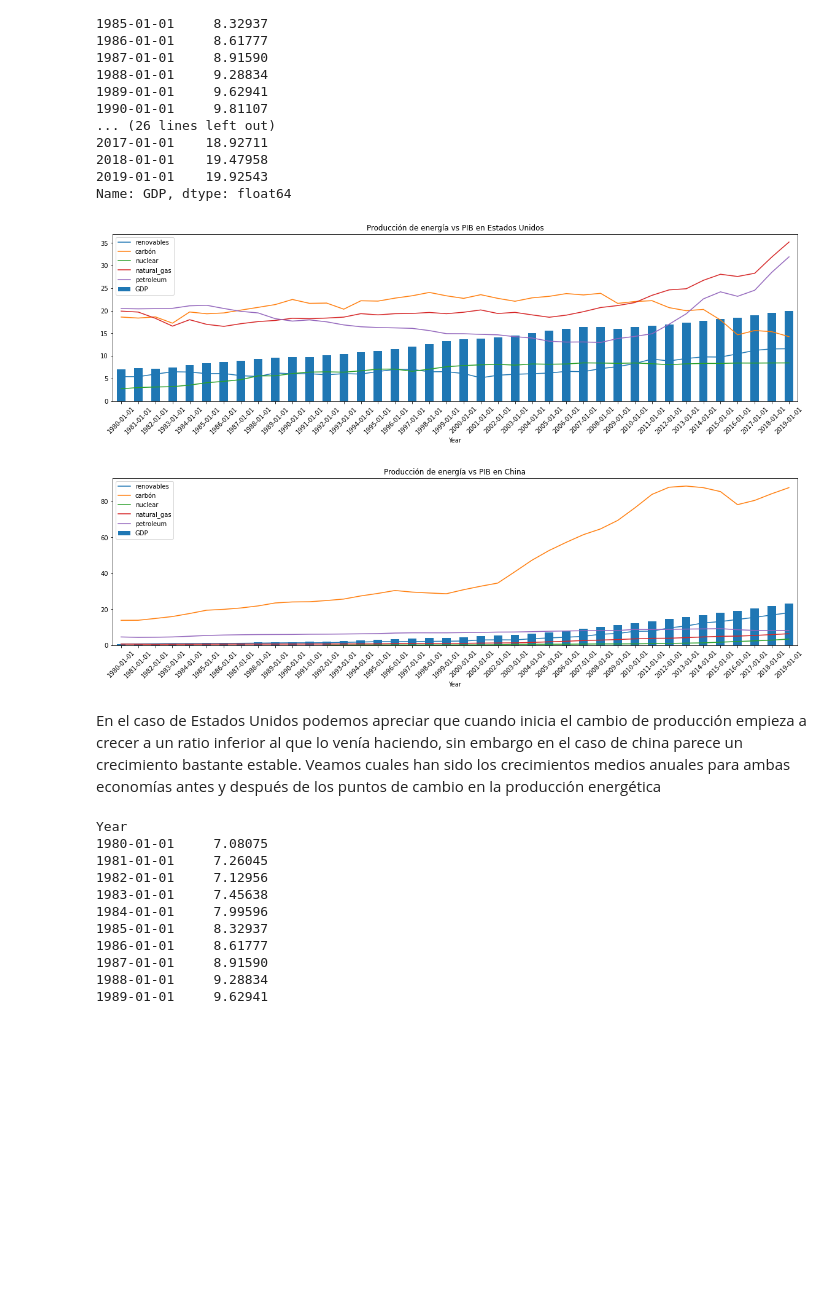
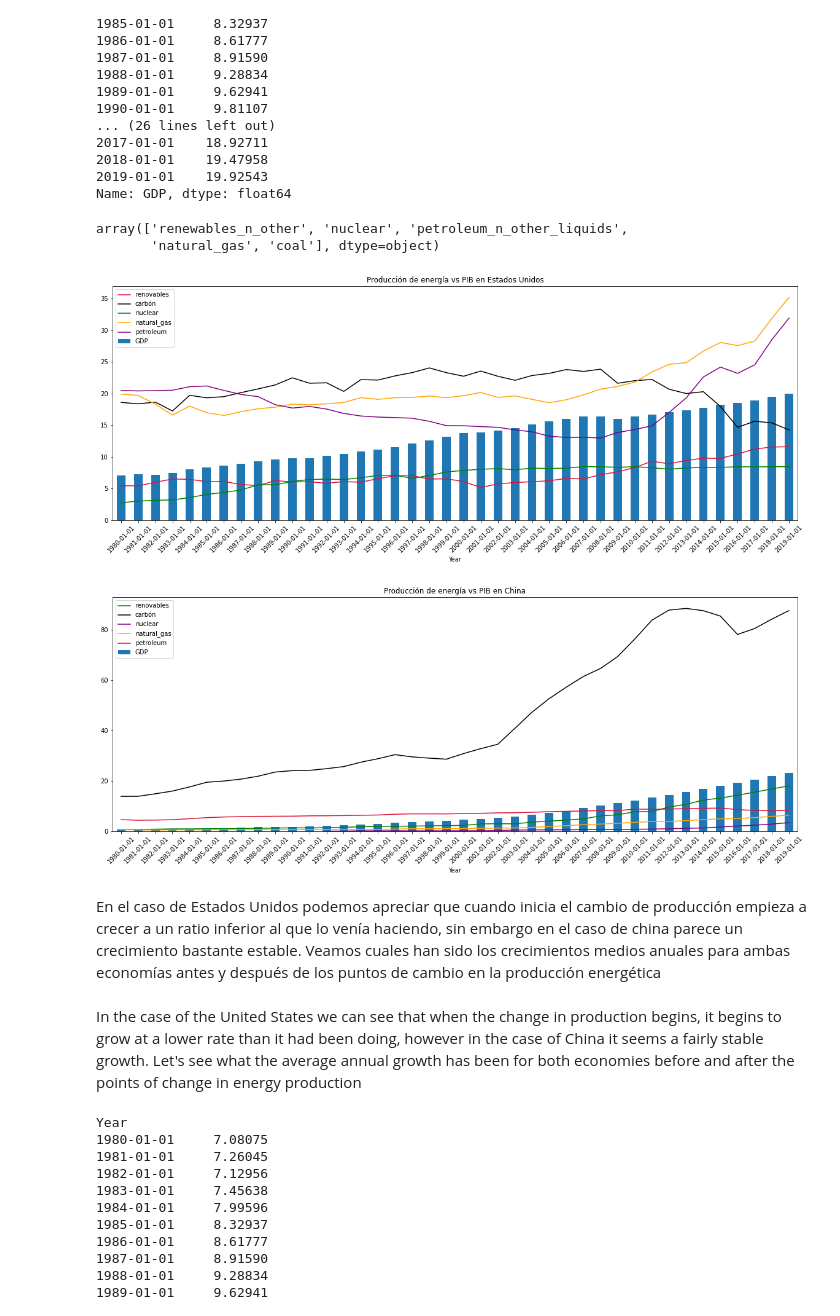
Before and after one commit to fersaol/co2_Exploratory_Data_Analysis, a Jupyter notebook: src/notebooks/analisis_co2.ipynb, the cells around one changed output. Drawn from its saved outputs; the diff is of its cells as text; code cells hidden in the pictures; blank space fills up the shorter version.

```diff
--- a/src/notebooks/analisis_co2.ipynb
+++ b/src/notebooks/analisis_co2.ipynb
@@ -6,7 +6,7 @@ import seaborn as sns
 import matplotlib.pyplot as plt
 from datetime import datetime
 # %%
-df = pd.read_csv("/Users/fersaol/Library/CloudStorage/OneDrive-Personal/Documentos/MIS_COSAS_DE_THE_BRIDGE/EDA/proyecto_co2/src/data/copia_de_seguridad_2.csv")
+df = pd.read_csv("C:/Users/ferna/OneDrive/Documentos/MIS_COSAS_DE_THE_BRIDGE/EDA/proyecto_co2/src/data/copia_de_seguridad_2.csv")
 df.head()
 # %% [output]
 |  | Unnamed: 0 | Year | Country | GDP | Population | Energy_production | Energy_consumption | Energy_type | ... |
@@ -609,17 +605,28 @@ Year
 2018-01-01    19.47958
 2019-01-01    19.92543
 Name: GDP, dtype: float64
+# %%
+df_40.Energy_type.unique()
+# %% [output]
+array(['renewables_n_other', 'nuclear', 'petroleum_n_other_liquids',
+       'natural_gas', 'coal'], dtype=object)
 # %%
-fig = plt.figure(figsize=(20,5))
+United_States_r = df_40[(df_40.Country == "United States") & (df_40.Energy_type == "renewables_n_other")]
+United_States_c = df_40[(df_40.Country == "United States") & (df_40.Energy_type == "coal")]
+United_States_n = df_40[(df_40.Country == "United States") & (df_40.Energy_type == "nuclear")]
+United_States_g = df_40[(df_40.Country == "United States") & (df_40.Energy_type == "natural_gas")]
+United_States_p = df_40[(df_40.Country == "United States") & (df_40.Energy_type == "petroleum_n_other_liquids")]
+
+fig = plt.figure(figsize=(20,7))
 gdp_usa.plot(kind="bar")
-plt.plot(United_States_r.Year,United_States_r.Energy_production,label="renovables")
-plt.plot(United_States_c.Year,United_States_c.Energy_production,label="carbón")
-plt.plot(United_States_n.Year,United_States_n.Energy_production,label="nuclear")
-plt.plot(United_States_g.Year,United_States_g.Energy_production,label="natural_gas")
-plt.plot(United_States_p.Year,United_States_p.Energy_production,label="petroleum")
+plt.plot(United_States_r.Year,United_States_r.Energy_production,label="renovables",color="crimson")
+plt.plot(United_States_c.Year,United_States_c.Energy_production,label="carbón",color="black")
+plt.plot(United_States_n.Year,United_States_n.Energy_production,label="nuclear",color="green")
+plt.plot(United_States_g.Year,United_States_g.Energy_production,label="natural_gas",color="orange")
+plt.plot(United_States_p.Year,United_States_p.Energy_production,label="petroleum",color="Purple")
 plt.legend()
 plt.xticks(rotation=45)
 plt.title("Producción de energía vs PIB en Estados Unidos")
 plt.show()
 # %% [output]
-[figure, old version]
+[figure, new version]
@@ -629,19 +633,30 @@ gdp_china = gdp_china/1000
 # %%
-fig = plt.figure(figsize=(20,5))
+gdp_china = gdp_40[:,"China"]
+gdp_china = gdp_china/1000
+
+China_r = df_40[(df_40.Country == "China") & (df_40.Energy_type == "renewables_n_other")]
+China_c = df_40[(df_40.Country == "China") & (df_40.Energy_type == "coal")]
+China_n = df_40[(df_40.Country == "China") & (df_40.Energy_type == "nuclear")]
+China_g = df_40[(df_40.Country == "China") & (df_40.Energy_type == "natural_gas")]
+China_p = df_40[(df_40.Country == "China") & (df_40.Energy_type == "petroleum_n_other_liquids")]
+
+fig = plt.figure(figsize=(20,7))
 gdp_china.plot(kind="bar")
-plt.plot(China_r.Year,China_r.Energy_production,label="renovables")
-plt.plot(China_c.Year,China_c.Energy_production,label="carbón")
-plt.plot(China_n.Year,China_n.Energy_production,label="nuclear")
-plt.plot(China_g.Year,China_g.Energy_production,label="natural_gas")
-plt.plot(China_p.Year,China_p.Energy_production,label="petroleum")
+plt.plot(China_r.Year,China_r.Energy_production,label="renovables",color="green")
+plt.plot(China_c.Year,China_c.Energy_production,label="carbón",color="black")
+plt.plot(China_n.Year,China_n.Energy_production,label="nuclear",color="purple")
+plt.plot(China_g.Year,China_g.Energy_production,label="natural_gas",color="orange")
+plt.plot(China_p.Year,China_p.Energy_production,label="petroleum",color="crimson")
 plt.legend()
 plt.xticks(rotation=45)
 plt.title("Producción de energía vs PIB en China")
 plt.show()
 # %% [output]
-[figure, old version]
+[figure, new version]
 # %% [markdown]
 En el caso de Estados Unidos podemos apreciar que cuando inicia el cambio de producción empieza a crecer a un ratio inferior al que lo venía haciendo, sin embargo en el caso de china parece un crecimiento bastante estable. Veamos cuales han sido los crecimientos medios anuales para ambas economías antes y después de los puntos de cambio en la producción energética
+# %% [markdown]
+In the case of the United States we can see that when the change in production begins, it begins to grow at a lower rate than it had been doing, however in the case of China it seems a fairly stable growth. Let's see what the average annual growth has been for both economies before and after the points of change in energy production
 # %%
 gdp_usa
 # %% [output]
```
Also changed, not shown: parts of 21 cells of this notebook, 1 other file.
